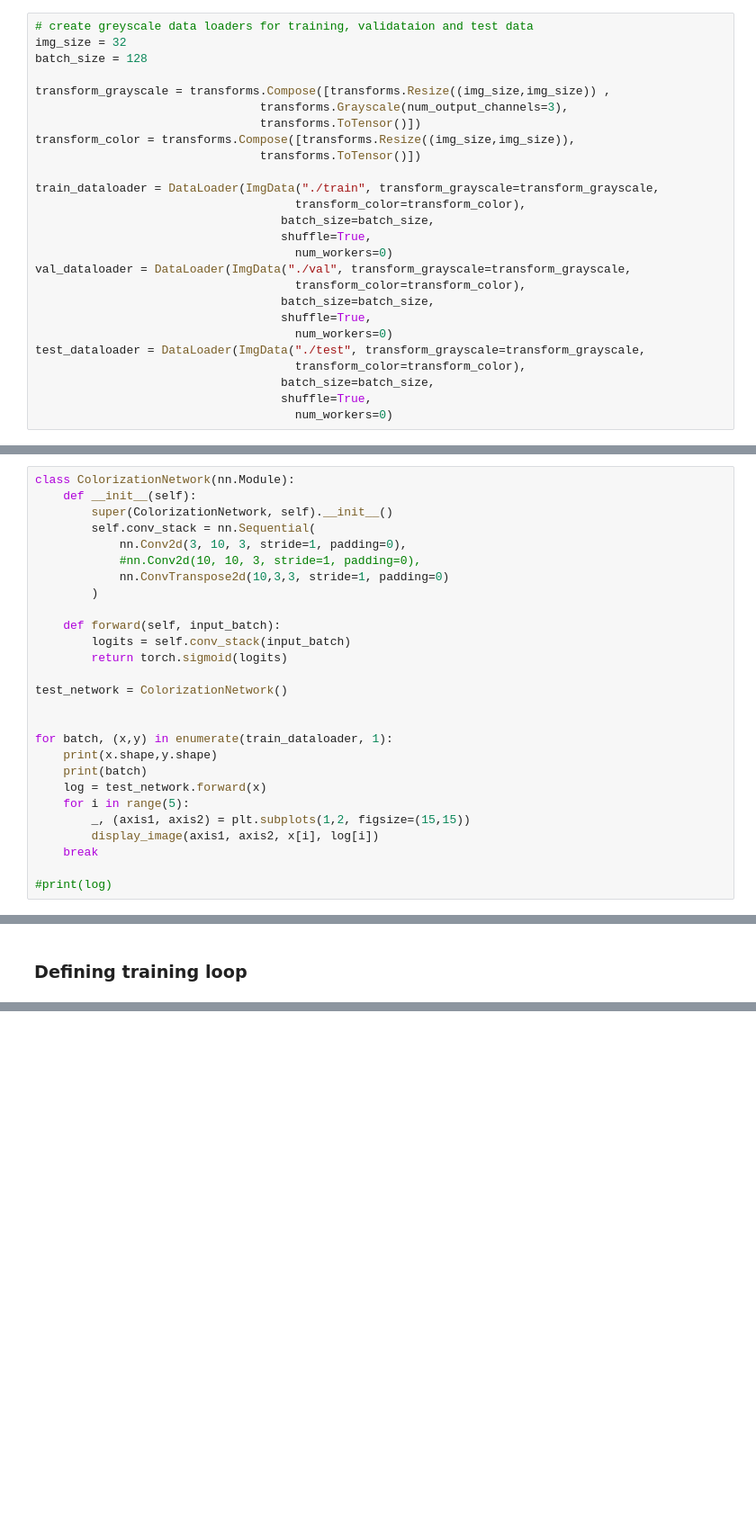
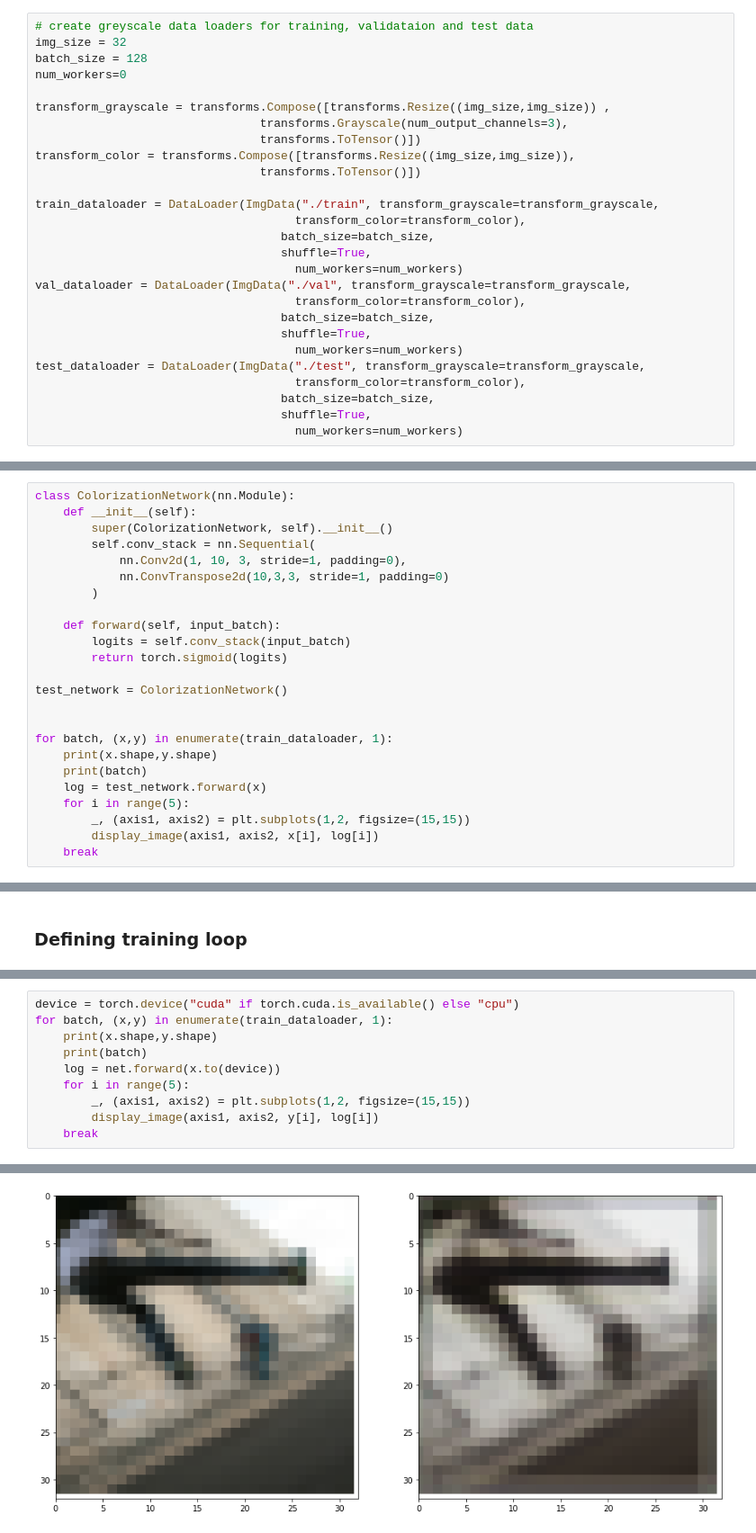
Before and after one commit to FredrikLorentzon/DML_project, a Jupyter notebook: DML_project.ipynb, the cells around one changed output, grey strips where cells are left out. Shown at 90% size. Saved outputs shown, nothing was run; the diff lists cells and outputs as text; blank space fills up the shorter version.

Commit message:
DML projekt med fungerande training loop

```diff
--- a/DML_project.ipynb
+++ b/DML_project.ipynb
@@ -155,6 +156,7 @@ display_image(axis1, axis2, color_image, gray_image)
 # create greyscale data loaders for training, validataion and test data
 img_size = 32
 batch_size = 128
+num_workers=0
 
 transform_grayscale = transforms.Compose([transforms.Resize((img_size,img_size)) ,
                                 transforms.Grayscale(num_output_channels=3),
@@ -166,17 +168,17 @@ train_dataloader = DataLoader(ImgData("./train", transform_grayscale=transform_g
                                      transform_color=transform_color),
                                    batch_size=batch_size,
                                    shuffle=True,
-                                     num_workers=0)
+                                     num_workers=num_workers)
 val_dataloader = DataLoader(ImgData("./val", transform_grayscale=transform_grayscale,
                                      transform_color=transform_color),
                                    batch_size=batch_size,
                                    shuffle=True,
-                                     num_workers=0)
+                                     num_workers=num_workers)
 test_dataloader = DataLoader(ImgData("./test", transform_grayscale=transform_grayscale,
                                      transform_color=transform_color),
                                    batch_size=batch_size,
                                    shuffle=True,
-                                     num_workers=0)
+                                     num_workers=num_workers)
 # %% [markdown]
 ### Creating the model
 # %%
@@ -184,8 +186,7 @@ class ColorizationNetwork(nn.Module):
     def __init__(self):
         super(ColorizationNetwork, self).__init__()
         self.conv_stack = nn.Sequential(
-            nn.Conv2d(3, 10, 3, stride=1, padding=0),
-            #nn.Conv2d(10, 10, 3, stride=1, padding=0),
+            nn.Conv2d(1, 10, 3, stride=1, padding=0),
             nn.ConvTranspose2d(10,3,3, stride=1, padding=0)
         )
 
@@ -204,6 +205,4 @@ for batch, (x,y) in enumerate(train_dataloader, 1):
         _, (axis1, axis2) = plt.subplots(1,2, figsize=(15,15))
         display_image(axis1, axis2, x[i], log[i])
     break
-
-#print(log)
 # %% [output]
@@ -307,0 +337,11 @@ KeyboardInterrupt:
+# %%
+device = torch.device("cuda" if torch.cuda.is_available() else "cpu")
+for batch, (x,y) in enumerate(train_dataloader, 1):
+    print(x.shape,y.shape)
+    print(batch)
+    log = net.forward(x.to(device))
+    for i in range(5):
+        _, (axis1, axis2) = plt.subplots(1,2, figsize=(15,15))
+        display_image(axis1, axis2, y[i], log[i])
+    break
+# %% [output]
@@ -307,0 +350 @@ KeyboardInterrupt:
+[figure, added]
```
Also changed, not shown: parts of 7 cells of this notebook.
